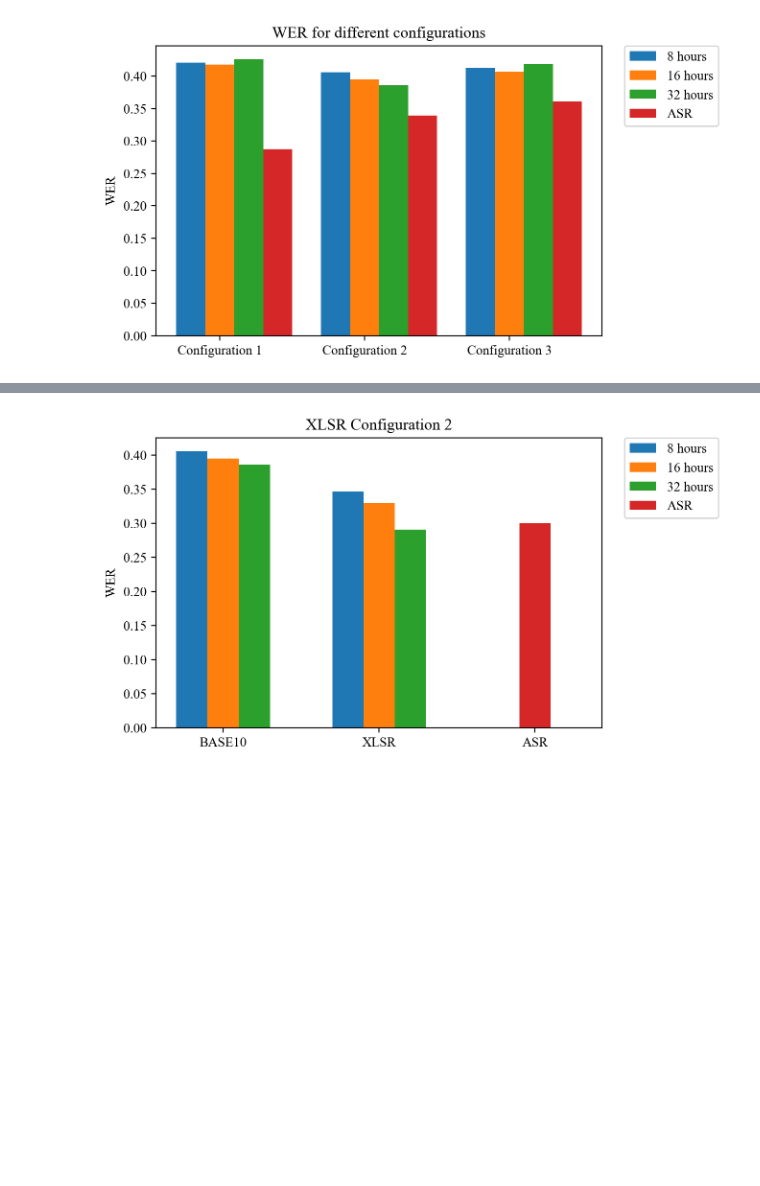
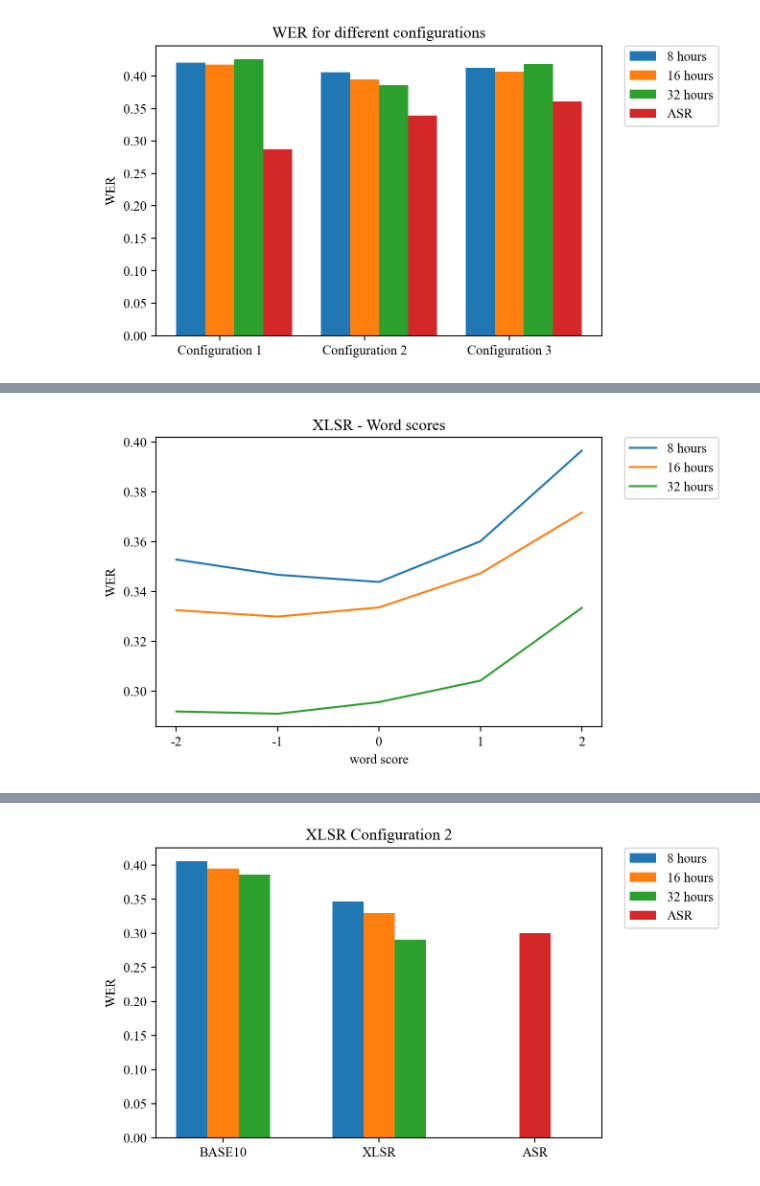
Before and after one commit to Thomaskolb/bsc-thesis, a Jupyter notebook: scripts/results/thesis-results.ipynb, the cells around one changed output, grey strips where cells are left out. Cells and saved outputs as stored; diff of their text form; code cells hidden in the pictures; blank space fills up the shorter version.

```diff
--- a/scripts/results/thesis-results.ipynb
+++ b/scripts/results/thesis-results.ipynb
@@ -173,0 +197,21 @@ plt.show()
+# %%
+# Fine-tuning xlsr - different word scores - WER
+
+# testset: 'test'
+data = {
+        '8 hours': [0.352854446488004, 0.3467389678870892, 0.3438462381980294, 0.3601868959505617, 0.39659838720409396],
+        '16 hours': [0.332518563361415, 0.3299401487053767, 0.33363667681442516, 0.3473113137938323, 0.3717126461653541],
+        '32 hours': [0.2918336312950643, 0.2909081629766042, 0.2955821695328123, 0.30419611652998246, 0.33342532042794876]
+       }
+
+fig, ax = plt.subplots()
+for key in data:
+    ax.plot(data[key], label=key)
+plt.title('XLSR - Word scores')
+plt.xlabel('word score')
+plt.ylabel('WER')
+plt.xticks(list(range(5)), [-2, -1, 0, 1, 2])
+ax.legend(bbox_to_anchor=(1.05, 1), loc='upper left', borderaxespad=0.)
+plt.show()
+# %% [output]
+[figure, added]
```
Also changed, not shown: parts of 6 cells of this notebook, 1 other file.
